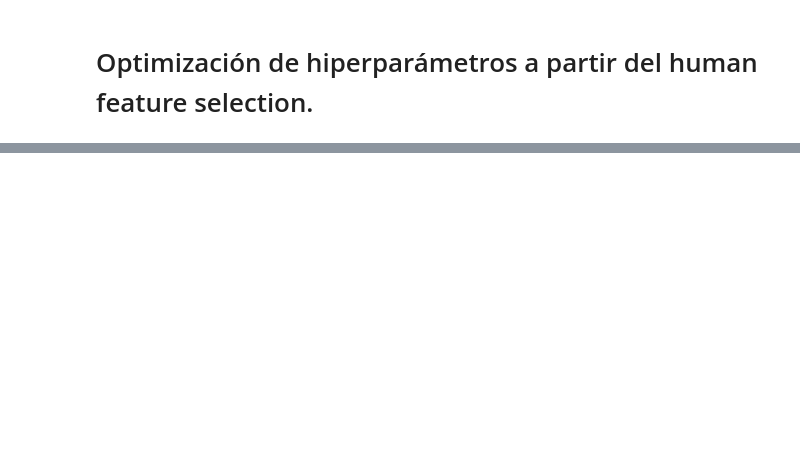
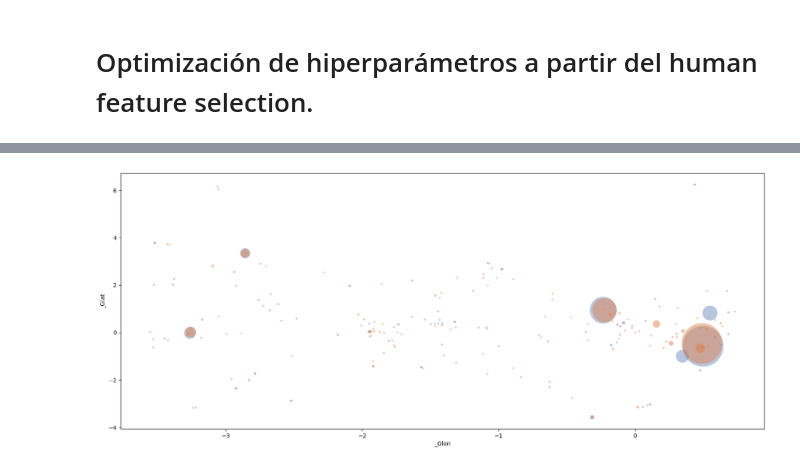
Before and after one commit to TatianaCC/STARS_FinalProject, a Jupyter notebook: src/Class_HDBSCAN.ipynb, the cells around one changed output, grey strips where cells are left out. Saved outputs shown, nothing was run; the diff lists cells and outputs as text; code cells hidden in the pictures; blank space fills up the shorter version.

```diff
--- a/src/Class_HDBSCAN.ipynb
+++ b/src/Class_HDBSCAN.ipynb
@@ -258,0 +403,8 @@ graphic_tester(X_test_with_y_test_human, X_test_with_y_predict_test_human, 'y_te
+# %%
+X_test_with_y_test_human_C = pd.read_csv('../Samples/Clean/Testing/HDBSCAN/test_human_C.csv')
+X_test_with_y_predict_test_human_C = pd.read_csv('../Samples/Clean/Testing/HDBSCAN/predict_human_C.csv')
+# %%
+from tools import graphic_tester
+graphic_tester(X_test_with_y_test_human_C, X_test_with_y_predict_test_human_C, 'y_test_human_C', 'y_predict_test_human_C', '_Glon', '_Glat')
+# %% [output]
+[figure, added]
```
Also changed, not shown: parts of 108 cells of this notebook.
